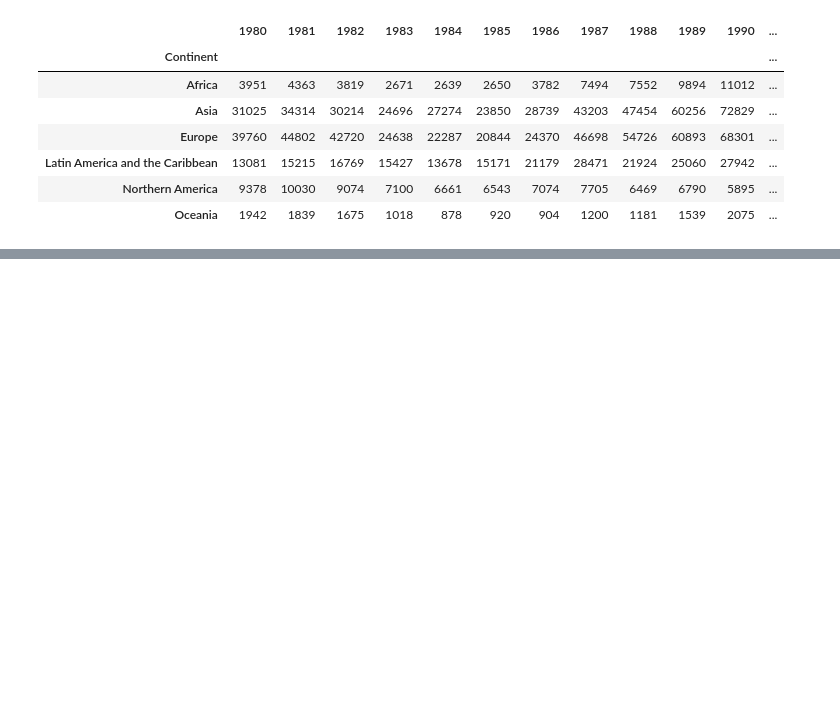
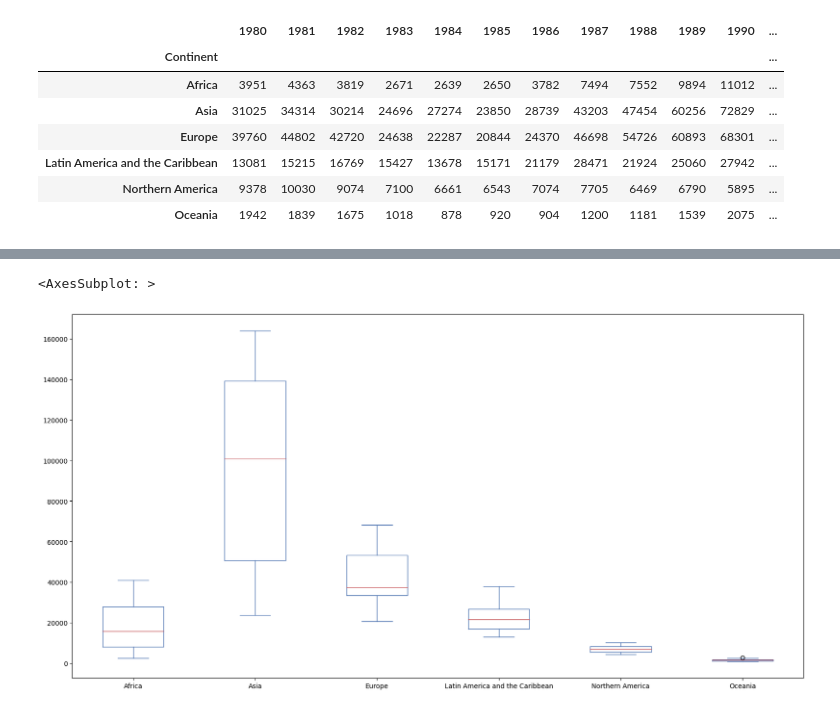
Before and after one commit to nikita1308290/python, a Jupyter notebook: datascience/data_analytics.ipynb, the cells around one changed output, grey strips where cells are left out. Cells and saved outputs as stored; diff of their text form; code cells hidden in the pictures; blank space fills up the shorter version.

```diff
--- a/datascience/data_analytics.ipynb
+++ b/datascience/data_analytics.ipynb
@@ -162,0 +212,5 @@ df['countries','']
+# %%
+cdf[years].T.plot(kind='box', figsize=(20,10))
+# %% [output]
+<AxesSubplot: >
+[figure, added]
```
Also changed, not shown: parts of 9 cells of this notebook, 2 other files.
